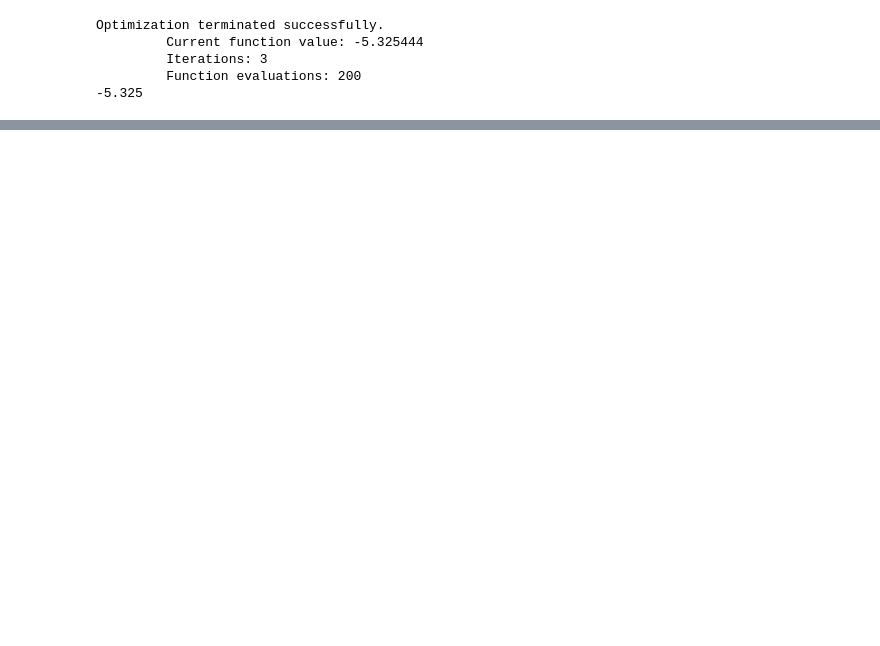
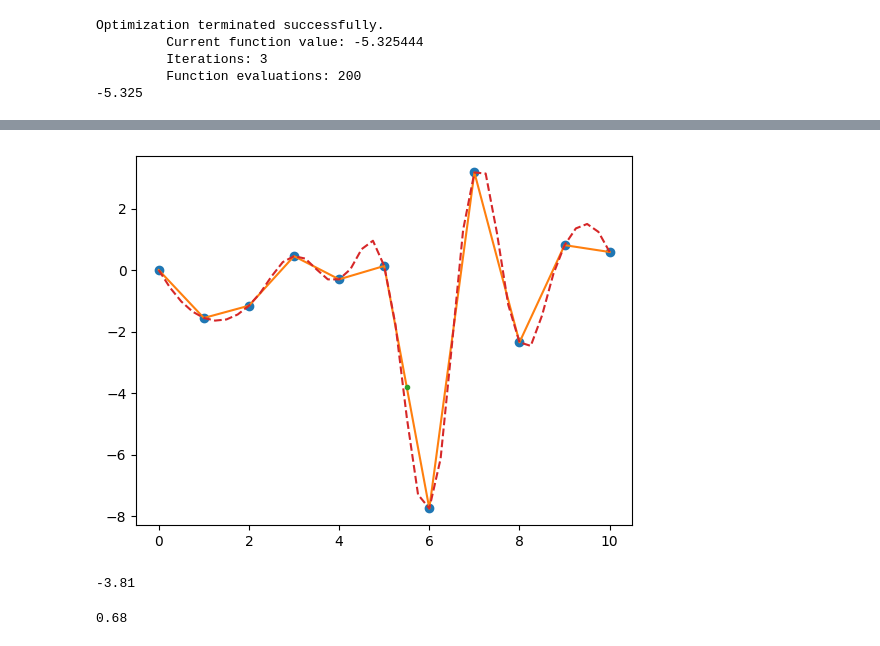
Before and after one commit to PavelNovikov888/SciPy, a Jupyter notebook: SciPy_работа_с__данными.ipynb, the cells around one changed output, grey strips where cells are left out. Saved outputs shown, nothing was run; the diff lists cells and outputs as text; code cells hidden in the pictures; blank space fills up the shorter version.

```diff
--- a/SciPy_работа_с__данными.ipynb
+++ b/SciPy_работа_с__данными.ipynb
@@ -477,0 +533,17 @@ Optimization terminated successfully.
+# %%
+xnew = np.linspace(0, 10, num=41, endpoint=True)
+x5_5 = 5.5
+f = interp1d(x, y)
+f2 = interp1d(x, y, kind='quadratic')
+plt.plot(x, y, 'o', xnew, f(xnew), '-', x5_5, f(x5_5), '.', xnew, f2(xnew), '--')
+plt.show()
+# %% [output]
+[figure, added]
+# %%
+print(f(5.5).round(2))
+# %% [output]
+-3.81
+# %%
+print(f2(4.5).round(2))
+# %% [output]
+0.68
```
Also changed, not shown: parts of 28 cells of this notebook.
